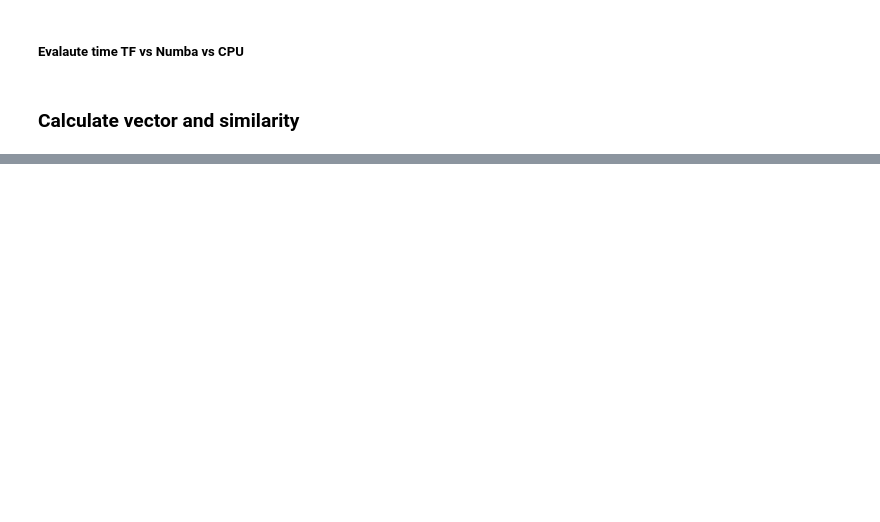
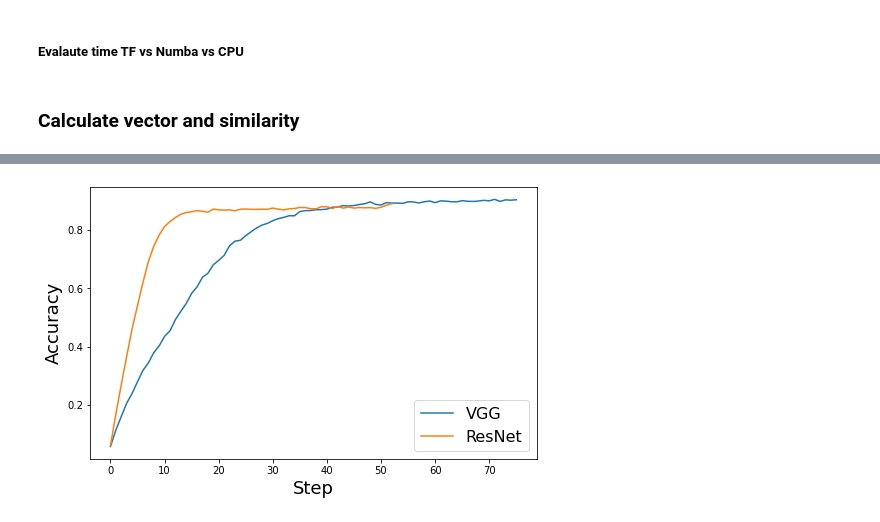
Before and after one commit to enmanuelmag/AnimeClassificator, a Jupyter notebook: tf_model.ipynb, the cells around one changed output, grey strips where cells are left out. Cells and saved outputs as stored; diff of their text form; code cells hidden in the pictures; blank space fills up the shorter version.

Commit message:
Add new data

```diff
--- a/tf_model.ipynb
+++ b/tf_model.ipynb
@@ -1037,0 +1002,6 @@ cosine_similarity_numba(np.array(db1_v), np.array(db2_v))
+# %%
+df_vgg = pd.read_csv('./data/run-scalars_best_32_class_1024_train-tag-epoch_accuracy.csv')
+df_res = pd.read_csv('./data/run-scalars_besT_32_class_1024_resnet_train-tag-epoch_accuracy.csv')
+# %%
+df_vgg.columns = ['Wall time', 'Step', 'Accuracy']
+df_res.columns = ['Wall time', 'Step', 'Accuracy']
@@ -1037,0 +1012,16 @@ cosine_similarity_numba(np.array(db1_v), np.array(db2_v))
+# %%
+#plor line with legent
+#smooth line 0.6
+plt.figure(figsize=(8, 5))
+sns.lineplot(x='Step', y='Accuracy', data=df_vgg, label='VGG', ci=None)
+sns.lineplot(x='Step', y='Accuracy', data=df_res, label='ResNet', ci=None)
+plt.legend()
+#font szie 18 x y
+plt.xlabel('Step', fontsize=18)
+plt.ylabel('Accuracy', fontsize=18)
+#font legend size 18
+plt.legend(fontsize=16)
+#Save
+plt.savefig('./images/accuracy_plot.png', dpi=300)
+# %% [output]
+[figure, added]
```
Also changed, not shown: parts of 16 cells of this notebook, 2 other files.
